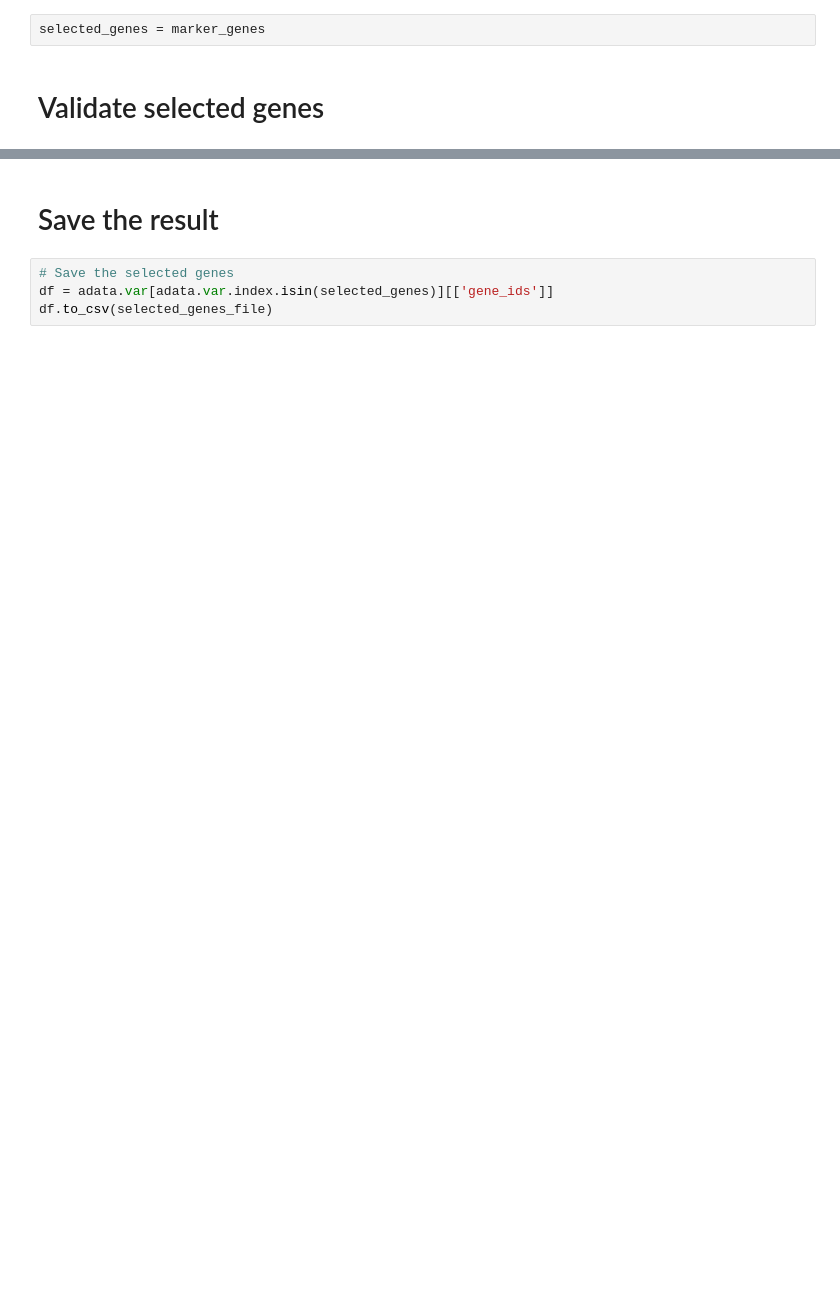
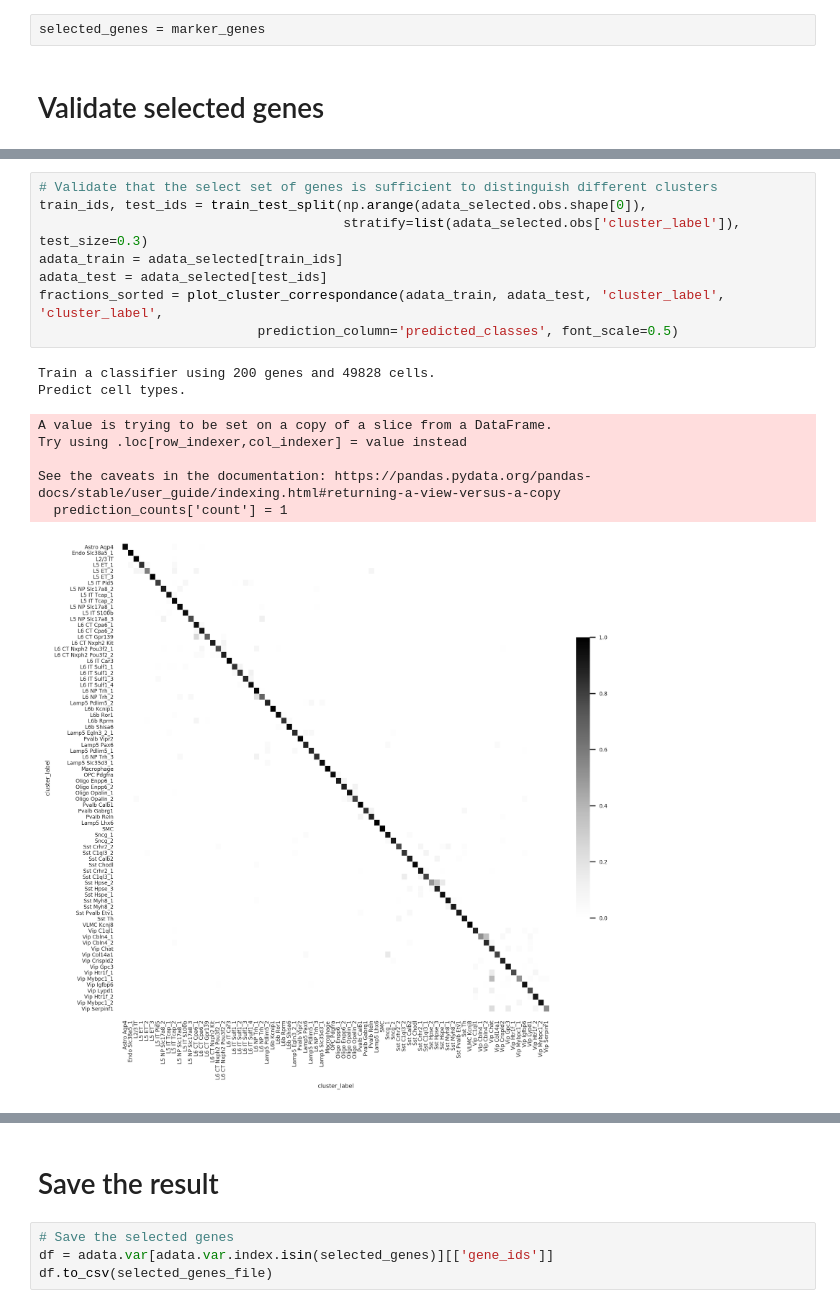
Before and after one commit to xingjiepan/MERFISH_probe_design, a Jupyter notebook: tests_and_examples/example_select_target_genes.ipynb, the cells around one changed output, grey strips where cells are left out. Drawn from its saved outputs; the diff is of its cells as text; blank space fills up the shorter version.

Commit message:
Add an additional validation step in example_select_target_genes.ipynb

```diff
--- a/tests_and_examples/example_select_target_genes.ipynb
+++ b/tests_and_examples/example_select_target_genes.ipynb
@@ -223,3 +380,20 @@ Wall time: 42 s
+# %%
+# Validate that the select set of genes is sufficient to distinguish different clusters
+train_ids, test_ids = train_test_split(np.arange(adata_selected.obs.shape[0]),
+                                       stratify=list(adata_selected.obs['cluster_label']), test_size=0.3)
+adata_train = adata_selected[train_ids]
+adata_test = adata_selected[test_ids]
+fractions_sorted = plot_cluster_correspondance(adata_train, adata_test, 'cluster_label', 'cluster_label',
+                            prediction_column='predicted_classes', font_scale=0.5)
+# %% [output]
+Train a classifier using 200 genes and 49828 cells.
+Predict cell types.
+A value is trying to be set on a copy of a slice from a DataFrame.
+Try using .loc[row_indexer,col_indexer] = value instead
+
+See the caveats in the documentation: https://pandas.pydata.org/pandas-docs/stable/user_guide/indexing.html#returning-a-view-versus-a-copy
+  prediction_counts['count'] = 1
+[figure, added]
 # %%
 # Make sure the expression level of selected genes are not too high.
 # Plot the fraction of counts of selected genes in each cluster.
```
Also changed, not shown: parts of 8 cells of this notebook.
